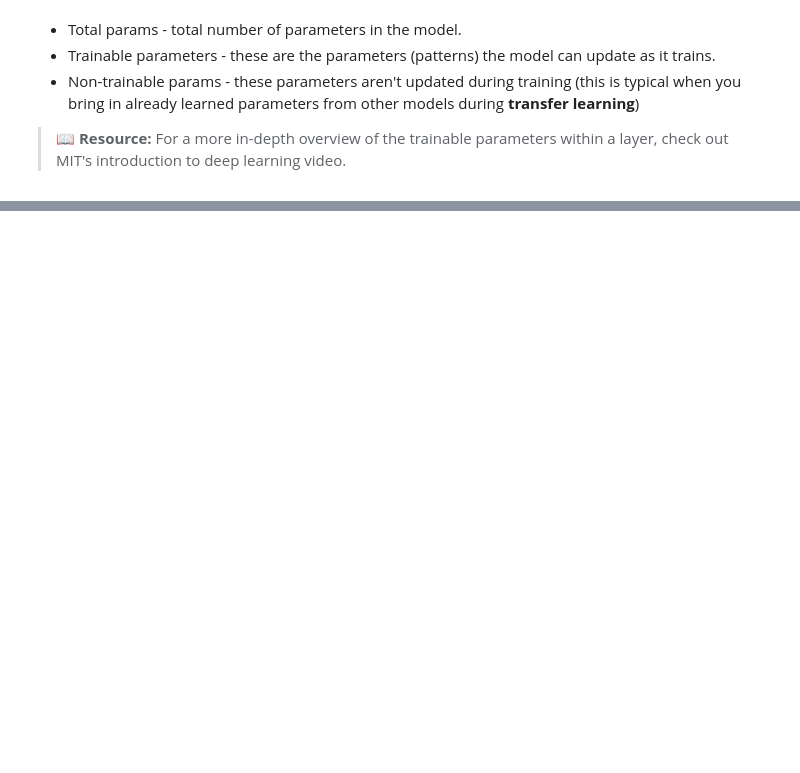
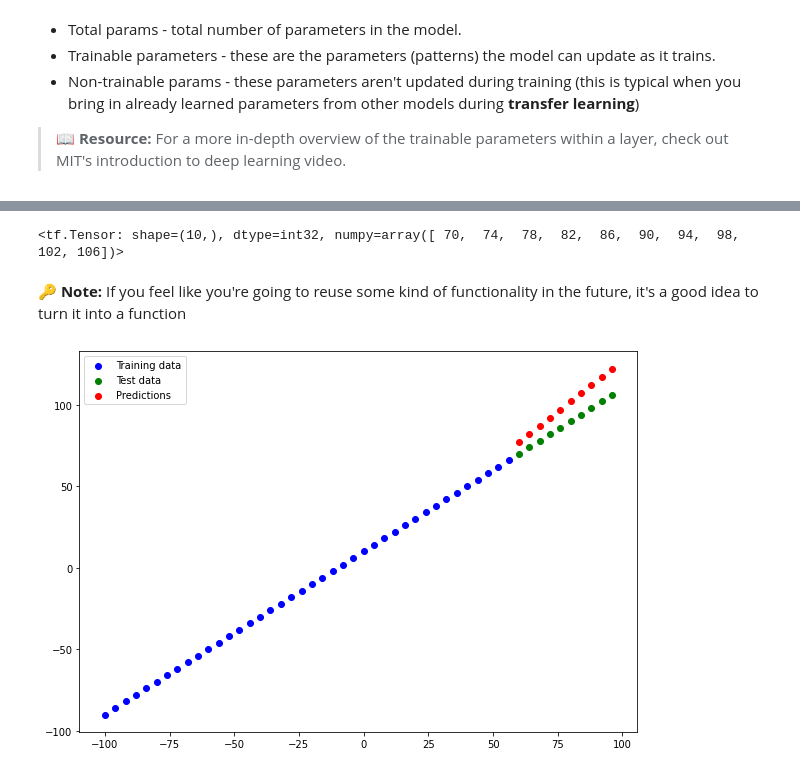
Before and after one commit to gvtsch/Udemy_TensorFlow_Certificate, a Jupyter notebook: 01_neural_netwerk_regression_with_tensorflow.ipynb, the cells around one changed output, grey strips where cells are left out. Cells and saved outputs as stored; diff of their text form; code cells hidden in the pictures; blank space fills up the shorter version.

```diff
--- a/01_neural_netwerk_regression_with_tensorflow.ipynb
+++ b/01_neural_netwerk_regression_with_tensorflow.ipynb
@@ -403,0 +419,4 @@ Epoch 100/100
+# %%
+# Make some predictions
+y_pred = model.predict(X_test)
+y_pred
@@ -403,0 +434,36 @@ Epoch 100/100
+# %%
+y_test
+# %% [output]
+<tf.Tensor: shape=(10,), dtype=int32, numpy=array([ 70,  74,  78,  82,  86,  90,  94,  98, 102, 106])>
+# %% [markdown]
+🔑 **Note:** If you feel like you're going to reuse some kind of functionality in the future, it's a good idea to turn it into a function
+# %%
+# Let's create a plotting function
+def plot_predictions(
+    train_data=X_train,
+    train_labels=y_train,
+    test_data=X_test,
+    test_labels=y_test,
+    predictions=y_pred):
+
+    """
+    Plots training data, test data and compares predictions to gound truth labels.
+    """
+    plt.figure(figsize=(10, 7))
+    # Plot trainning data in blue
+    plt.scatter(train_data, train_labels, c="blue", label="Training data")
+    # Plot testing data in green
+    plt.scatter(test_data, test_labels, c="green", label="Test data")
+    # Plot model's predictions in red
+    plt.scatter(test_data, predictions, c="red", label="Predictions")
+    # Show the legend
+    plt.legend()
+# %%
+plot_predictions(
+    train_data=X_train,
+    train_labels=y_train,
+    test_data=X_test,
+    test_labels=y_test,
+    predictions=y_pred)
+# %% [output]
+[figure, added]
```
Also changed, not shown: parts of 27 cells of this notebook, 1 other file.
